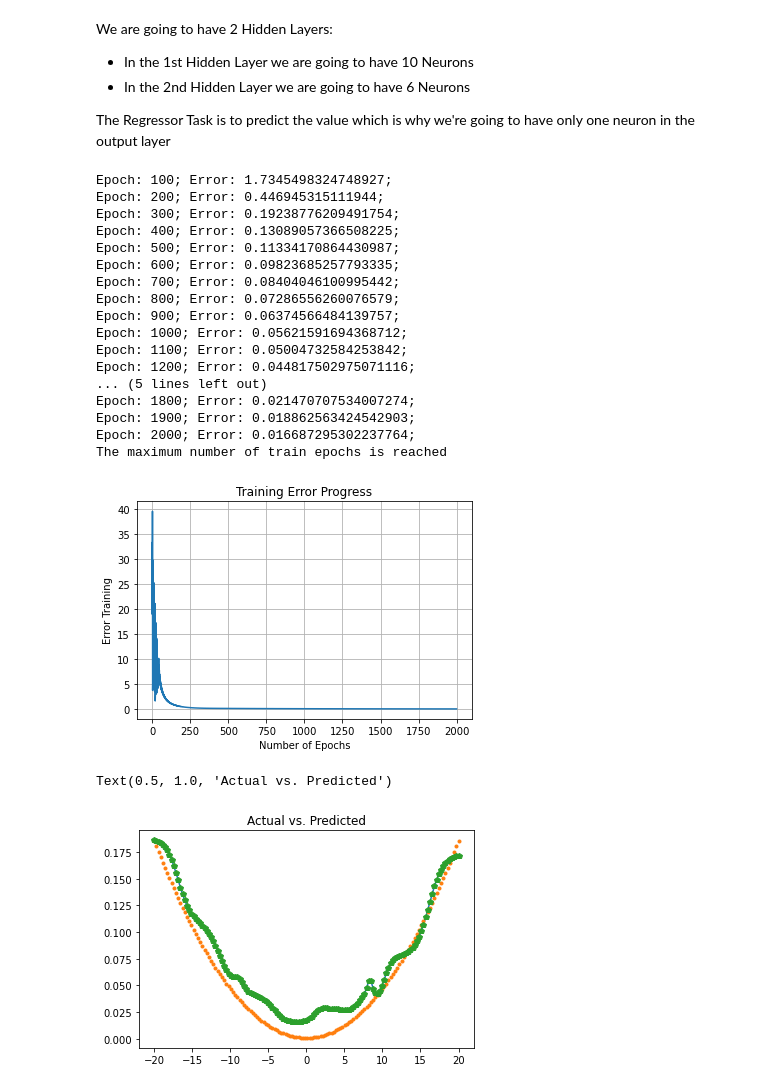
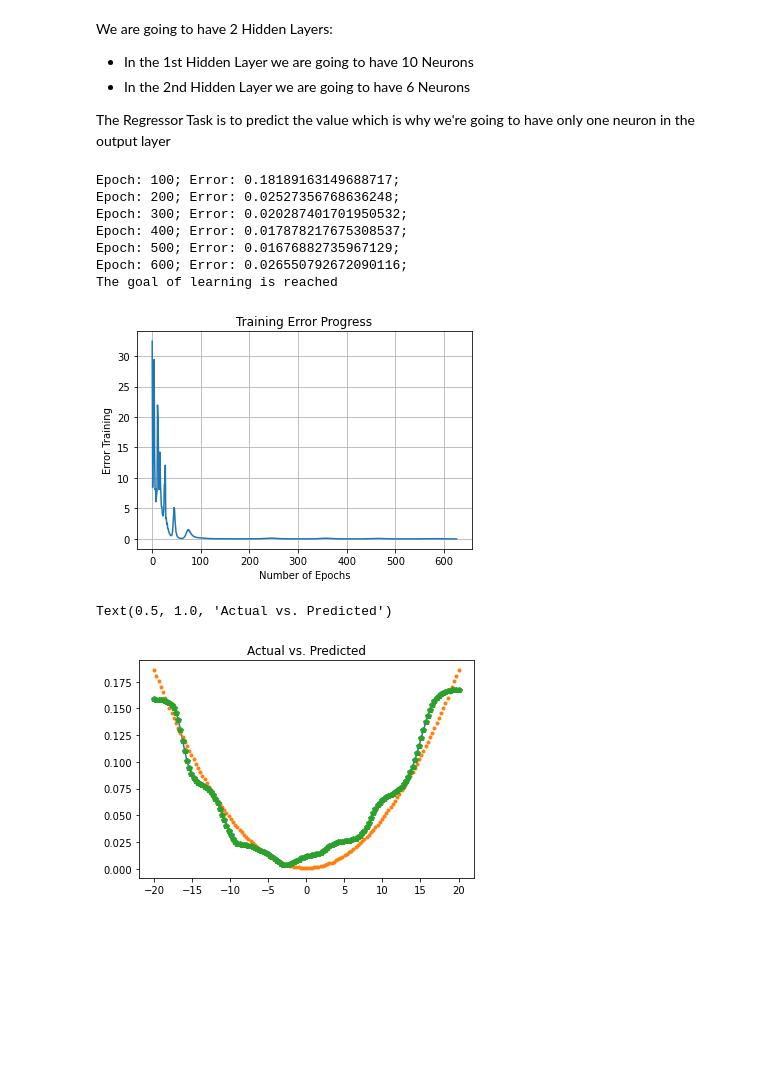
Before and after one commit to luisegarduno/NeuralNetworks_Udemy, a Jupyter notebook: Layer Neural Network.ipynb, the cells around one changed output. Saved outputs shown, nothing was run; the diff lists cells and outputs as text; code cells hidden in the pictures; blank space fills up the shorter version.

```diff
--- a/Layer Neural Network.ipynb
+++ b/Layer Neural Network.ipynb
@@ -123,38 +171,28 @@ The Regressor Task is to predict the value which is why we're going to have only
 # %%
 # Multi-Layer_Neural Network = Neurolab.NewFeedForward
 # For the dimensions ---> [[min_vals, max_vals]]
 # 10 neurons in 1st Hidden layer, 6 neurons in 2nd Hidden layer and 1 for Output layer
 mlnn = nl.net.newff([[min_vals, max_vals]], [10, 6, 1])
 
 # Then we are going to use gradient descent to train it
 mlnn.trainf = nl.train.train_gd
 
-error_progress = mlnn.train(data, labels, epochs=2000, show=100, goal=0.01)
+error_progress = mlnn.train(data, labels, epochs=20000, show=100, goal=0.01)
 
 plt.plot(error_progress)
 plt.xlabel('Number of Epochs')
 plt.ylabel('Error Training')
 plt.title('Training Error Progress')
 plt.grid()
 # %% [output]
-Epoch: 100; Error: 1.7345498324748927;
-Epoch: 200; Error: 0.446945315111944;
-Epoch: 300; Error: 0.19238776209491754;
-Epoch: 400; Error: 0.13089057366508225;
-Epoch: 500; Error: 0.11334170864430987;
-Epoch: 600; Error: 0.09823685257793335;
-Epoch: 700; Error: 0.08404046100995442;
-Epoch: 800; Error: 0.07286556260076579;
-Epoch: 900; Error: 0.06374566484139757;
-Epoch: 1000; Error: 0.05621591694368712;
-Epoch: 1100; Error: 0.05004732584253842;
-Epoch: 1200; Error: 0.044817502975071116;
-... (5 lines left out)
-Epoch: 1800; Error: 0.021470707534007274;
-Epoch: 1900; Error: 0.018862563424542903;
-Epoch: 2000; Error: 0.016687295302237764;
-The maximum number of train epochs is reached
+Epoch: 100; Error: 0.18189163149688717;
+Epoch: 200; Error: 0.02527356768636248;
+Epoch: 300; Error: 0.020287401701950532;
+Epoch: 400; Error: 0.017878217675308537;
+Epoch: 500; Error: 0.01676882735967129;
+Epoch: 600; Error: 0.026550792672090116;
+The goal of learning is reached
-[figure, old version]
+[figure, new version]
 # %%
 # output.shape(140 Rows, 1 Column)
 output = mlnn.sim(data)
@@ -184,4 +222,4 @@ plt.title('Actual vs. Predicted')
 # the two curves shown
 # %% [output]
 Text(0.5, 1.0, 'Actual vs. Predicted')
-[figure, old version]
+[figure, new version]
```
Also changed, not shown: parts of 6 cells of this notebook, 1 other file.
